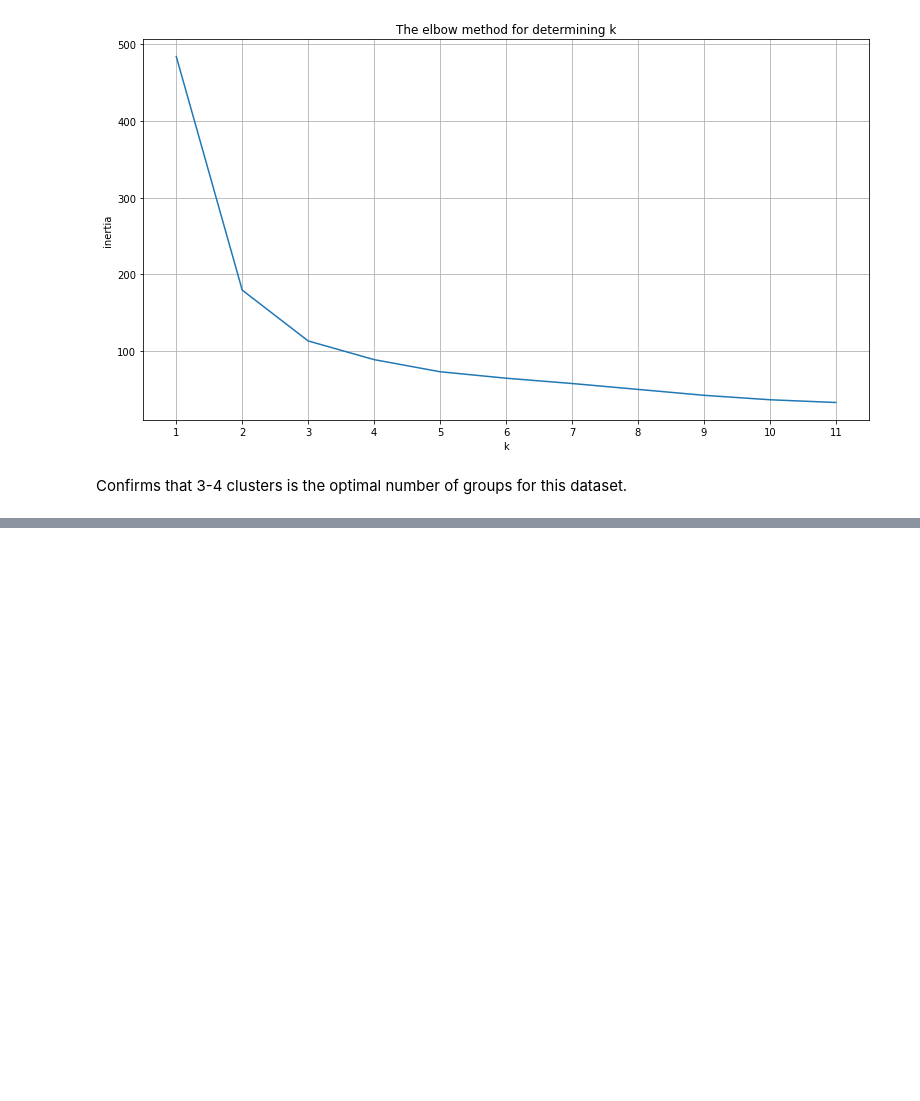
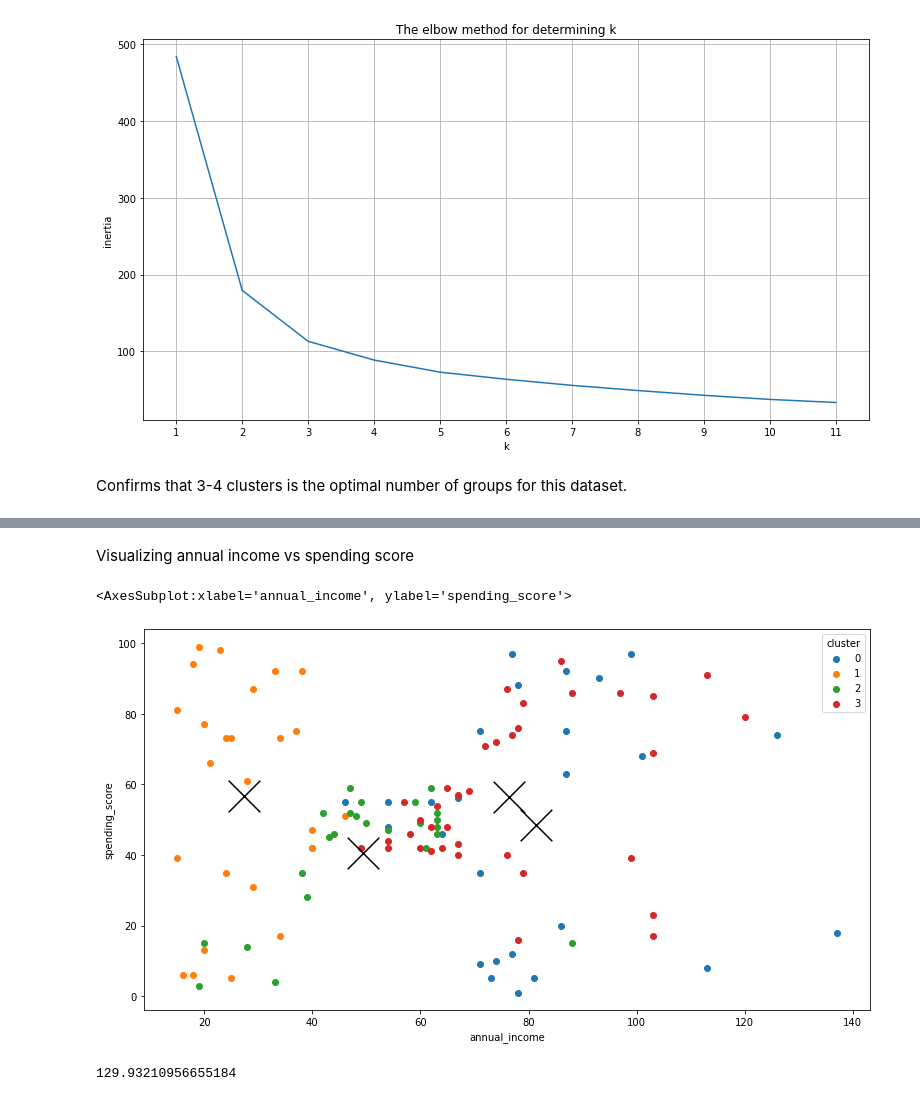
Before and after one commit to lukewbecker/clustering-exercises, a Jupyter notebook: modeling.ipynb, the cells around one changed output, grey strips where cells are left out. Cells and saved outputs as stored; diff of their text form; code cells hidden in the pictures; blank space fills up the shorter version.

```diff
--- a/modeling.ipynb
+++ b/modeling.ipynb
@@ -293,0 +400,20 @@ Confirms that 3-4 clusters is the optimal number of groups for this dataset.
+# %% [markdown]
+Visualizing annual income vs spending score
+# %%
+fig, ax = plt.subplots(figsize=(13, 7))
+
+for cluster, subset in train.groupby('cluster'):
+    ax.scatter(subset.annual_income, subset.spending_score, label=cluster)
+ax.legend(title='cluster')
+ax.set(ylabel='Spending Score', xlabel='Annual Income')
+
+train.groupby('cluster').mean().plot.scatter(y='spending_score', x='annual_income', marker='x', s=1000, ax=ax, c='black')
+# %% [output]
+<AxesSubplot:xlabel='annual_income', ylabel='spending_score'>
+[figure, added]
+# %%
+mall_kmeans.inertia_
+
+# Seems like a big number...
+# %% [output]
+129.93210956655184
```
Also changed, not shown: parts of 31 cells of this notebook.
